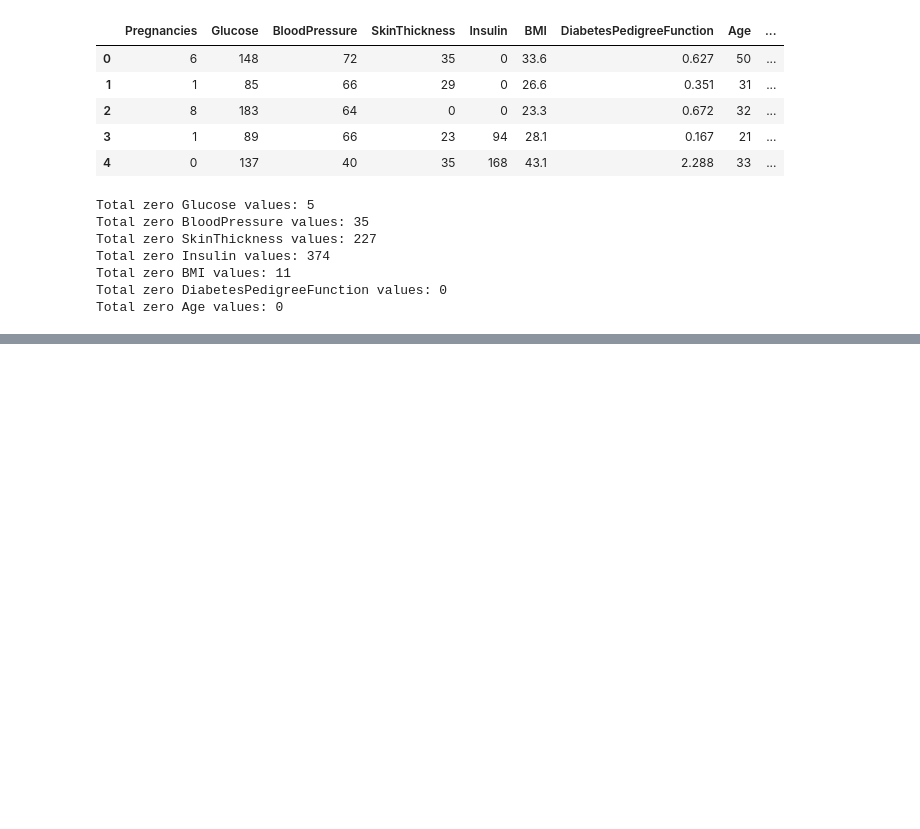
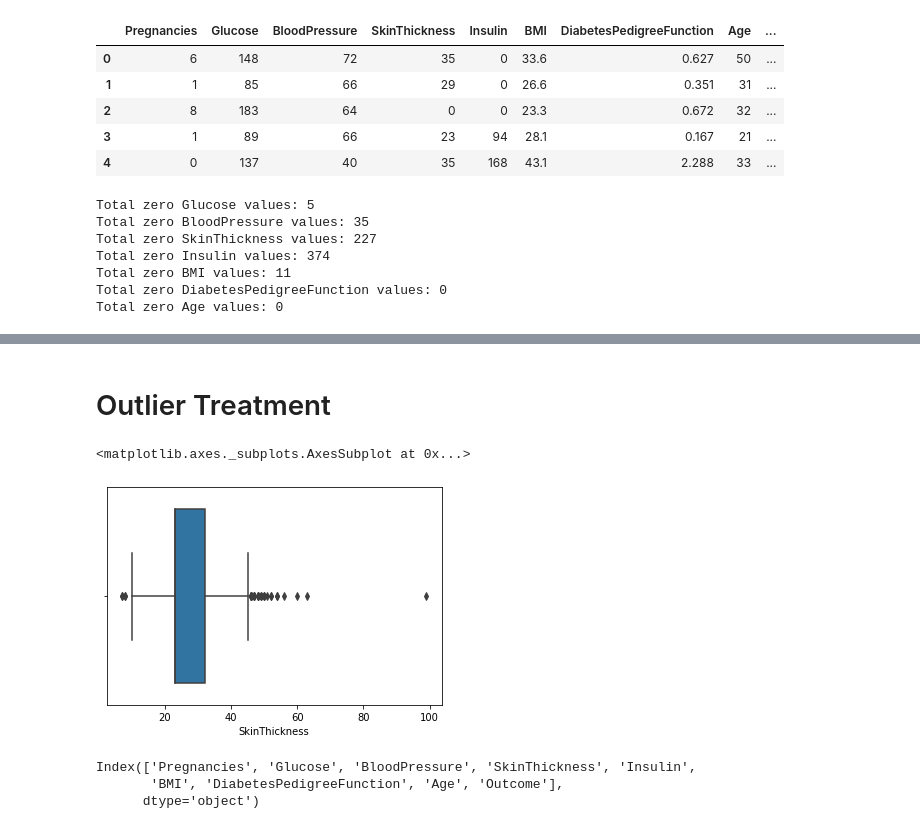
Before and after one commit to arunvignesh15/Pima_Indians-_Diabetes_Project, a Jupyter notebook: Pima_Indians_Diabetes.ipynb, the cells around one changed output, grey strips where cells are left out. Cells and saved outputs as stored; diff of their text form; code cells hidden in the pictures; blank space fills up the shorter version.

```diff
--- a/Pima_Indians_Diabetes.ipynb
+++ b/Pima_Indians_Diabetes.ipynb
@@ -156,0 +161,6 @@ Total zero Age values: 0
+# %%
+df['SkinThickness'].loc[(df['SkinThickness']==0)] =df['SkinThickness'].median()
+df['Glucose'].loc[(df['Glucose']==0)] =df['Glucose'].median()
+df['BloodPressure'].loc[(df['BloodPressure']==0)] =df['BloodPressure'].median()
+df['Insulin'].loc[(df['Insulin']==0)] =df['Insulin'].median()
+df['BMI'].loc[(df['BMI']==0)] =df['BMI'].median()
@@ -156,0 +188,14 @@ Total zero Age values: 0
+# %% [markdown]
+# Outlier Treatment
+# %%
+sns.boxplot(df['SkinThickness'])
+# %% [output]
+<matplotlib.axes._subplots.AxesSubplot at 0x...>
+[figure, added]
+# %%
+numericalColumns = df.select_dtypes(include=np.number).columns
+numericalColumns
+# %% [output]
+Index(['Pregnancies', 'Glucose', 'BloodPressure', 'SkinThickness', 'Insulin',
+       'BMI', 'DiabetesPedigreeFunction', 'Age', 'Outcome'],
+      dtype='object')
```
Also changed, not shown: parts of 22 cells of this notebook.
